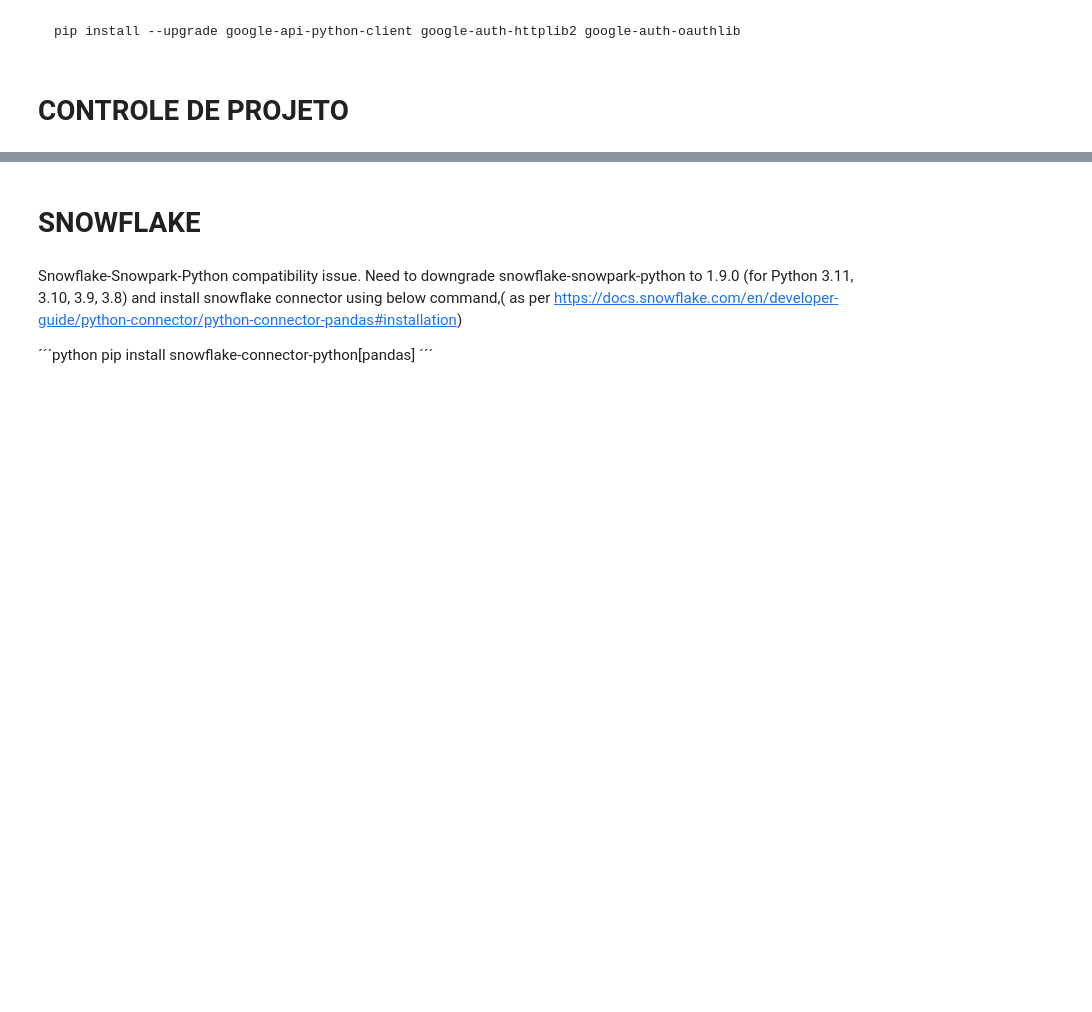
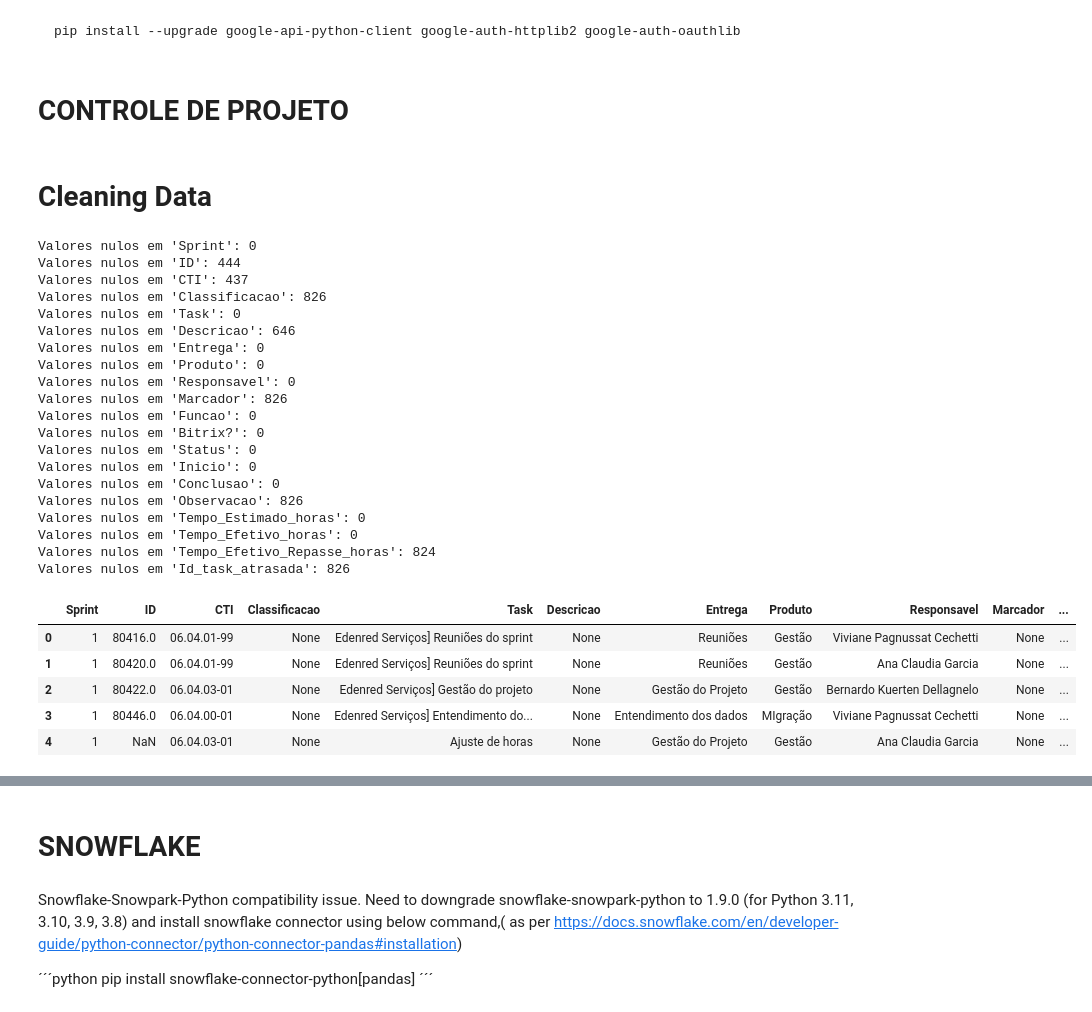
Before and after one commit to IvonLuiz/python_googlesheets_to_snowflake, a Jupyter notebook: notebook.ipynb, the cells around one changed output, grey strips where cells are left out. Saved outputs shown, nothing was run; the diff lists cells and outputs as text; code cells hidden in the pictures; blank space fills up the shorter version.

Commit message:
cleaning data

```diff
--- a/notebook.ipynb
+++ b/notebook.ipynb
@@ -40,3 +40,72 @@ engagement_survey_data = gs_client.get_sheet_data(
     spreadsheet_id='1Rxo642UduYjf1OvHmvgXS5UN4OBwXK1nfOOWXMcYBrA',
     range_name='Respostas ao formulário 1!A1:P100'
 )
+# %% [markdown]
+# Cleaning Data
+# %%
+import pandas as pd
+
+def clean_and_transform_data(data):
+    # Extrair colunas e dados
+    columns = data[0]  # Primeira linha são os nomes das colunas
+    data = data[1:]    # As linhas subsequentes são os dados
+
+    # Corrigir linhas com menos colunas
+    fixed_data = [row + [''] * (len(columns) - len(row)) for row in data]
+
+    # Substituir caracteres especiais e espaços nos nomes das colunas
+    clean_columns = [col.replace(" ", "_").replace("(", "").replace(")", "").replace("-", "_").replace("ç", "c").replace("ã", "a") for col in columns]
+
+    # Criar o DataFrame do Pandas com os nomes de colunas limpos
+    df = pd.DataFrame(fixed_data, columns=clean_columns)
+
+    # Substituir strings vazias por None (valores nulos)
+    df.replace('', None, inplace=True)
+
+    # Converter colunas específicas para int, preenchendo valores inválidos com NaN
+    df['Sprint'] = pd.to_numeric(df['Sprint'], errors='coerce')
+    df['ID'] = pd.to_numeric(df['ID'], errors='coerce')
+
+    df['Tempo_Efetivo_horas'] = df['Tempo_Efetivo_horas'].str.replace(',', '.').astype(float)
+    df['Tempo_Estimado_horas'] = df['Tempo_Estimado_horas'].str.replace(',', '.').astype(float)
+
+    # Converter colunas 'Inicio' e 'Conclusao' para datetime
+    df['Inicio'] = pd.to_datetime(df['Inicio'], format='%d/%m/%Y', errors='coerce').dt.date
+    df['Conclusao'] = pd.to_datetime(df['Conclusao'], format='%d/%m/%Y', errors='coerce').dt.date
+
+    for column in df.columns:
+        null_count = df[column].isnull().sum()
+        print(f"Valores nulos em '{column}': {null_count}")
+
+    return df
+# %%
+cleaned_csc_df = clean_and_transform_data(csc_data)
+
+cleaned_csc_df.head()
+# %% [output]
+Valores nulos em 'Sprint': 0
+Valores nulos em 'ID': 444
+Valores nulos em 'CTI': 437
+Valores nulos em 'Classificacao': 826
+Valores nulos em 'Task': 0
+Valores nulos em 'Descricao': 646
+Valores nulos em 'Entrega': 0
+Valores nulos em 'Produto': 0
+Valores nulos em 'Responsavel': 0
+Valores nulos em 'Marcador': 826
+Valores nulos em 'Funcao': 0
+Valores nulos em 'Bitrix?': 0
+Valores nulos em 'Status': 0
+Valores nulos em 'Inicio': 0
+Valores nulos em 'Conclusao': 0
+Valores nulos em 'Observacao': 826
+Valores nulos em 'Tempo_Estimado_horas': 0
+Valores nulos em 'Tempo_Efetivo_horas': 0
+Valores nulos em 'Tempo_Efetivo_Repasse_horas': 824
+Valores nulos em 'Id_task_atrasada': 826
+|  | Sprint | ID | CTI | Classificacao | Task | Descricao | Entrega | Produto | Responsavel | Marcador | ... |
+| 0 | 1 | 80416.0 | 06.04.01-99 | None | Edenred Serviços] Reuniões do sprint | None | Reuniões | Gestão | Viviane Pagnussat Cechetti | None | ... |
+| 1 | 1 | 80420.0 | 06.04.01-99 | None | Edenred Serviços] Reuniões do sprint | None | Reuniões | Gestão | Ana Claudia Garcia | None | ... |
+| 2 | 1 | 80422.0 | 06.04.03-01 | None | Edenred Serviços] Gestão do projeto | None | Gestão do Projeto | Gestão | Bernardo Kuerten Dellagnelo | None | ... |
+| 3 | 1 | 80446.0 | 06.04.00-01 | None | Edenred Serviços] Entendimento do... | None | Entendimento dos dados | MIgração | Viviane Pagnussat Cechetti | None | ... |
+| 4 | 1 | NaN | 06.04.03-01 | None | Ajuste de horas | None | Gestão do Projeto | Gestão | Ana Claudia Garcia | None | ... |
```
Also changed, not shown: parts of 7 cells of this notebook.
